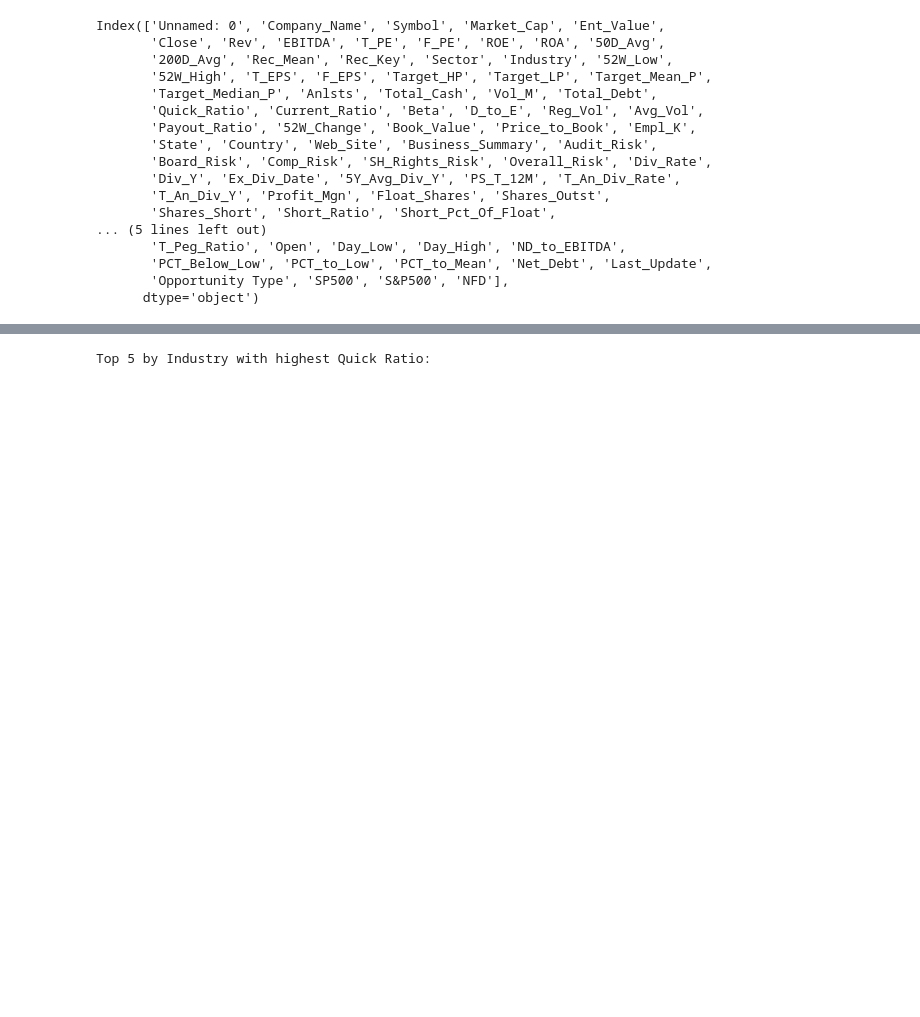
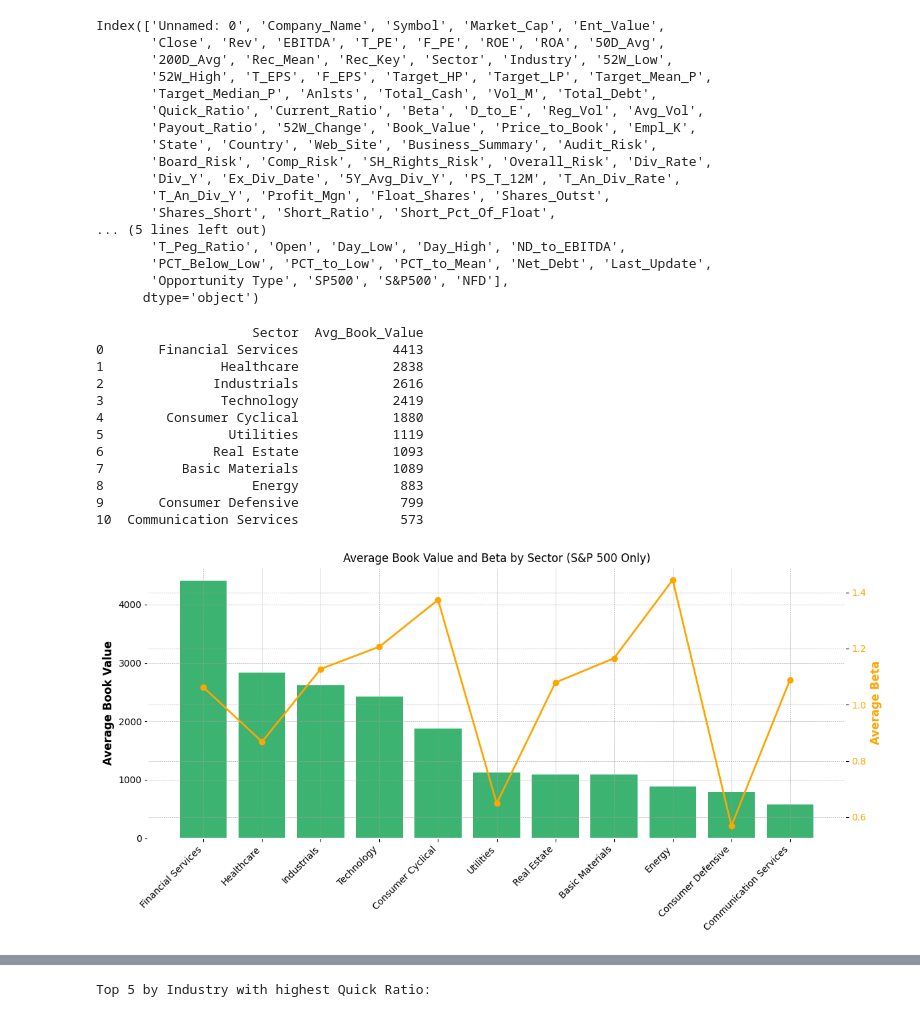
Before and after one commit to NinoNinov/AI-Projects, a Jupyter notebook: Data Science Project - Analysis of 2000 US Stocks/DataScience.ipynb, the cells around one changed output, grey strips where cells are left out. Cells and saved outputs as stored; diff of their text form; code cells hidden in the pictures; blank space fills up the shorter version.

```diff
--- a/Data Science Project - Analysis of 2000 US Stocks/DataScience.ipynb
+++ b/Data Science Project - Analysis of 2000 US Stocks/DataScience.ipynb
@@ -151,3 +151,42 @@ Index(['Unnamed: 0', 'Company_Name', 'Symbol', 'Market_Cap', 'Ent_Value',
        'PCT_Below_Low', 'PCT_to_Low', 'PCT_to_Mean', 'Net_Debt', 'Last_Update',
        'Opportunity Type', 'SP500', 'S&P500', 'NFD'],
       dtype='object')
+# %%
+# Calculate average Book Value by Sector for S&P 500 only
+sp500_data = data[data['S&P500'] == 'S&P 500']
+book_value_by_sector_sp500 = sp500_data.groupby('Sector')['Book_Value'].sum().sort_values(ascending=False)
+
+# Display as DataFrame
+book_value_by_sector_sp500_df = book_value_by_sector_sp500.reset_index().rename(columns={'Book_Value': 'Avg_Book_Value'})
+print(book_value_by_sector_sp500_df)
+
+# Optional: Plot Book Value by Sector for S&P 500 only
+plt.figure(figsize=(12,6))
+plt.bar(book_value_by_sector_sp500_df['Sector'], book_value_by_sector_sp500_df['Avg_Book_Value'], color='mediumseagreen')
+plt.xticks(rotation=45, ha='right')
+plt.ylabel('Average Book Value')
+plt.title('Average Book Value and Beta by Sector (S&P 500 Only)')
+
+# Add secondary y-axis for average Beta per sector
+ax = plt.gca()
+ax2 = ax.twinx()
+beta_by_sector_sp500 = sp500_data.groupby('Sector')['Beta'].mean().reindex(book_value_by_sector_sp500_df['Sector'])
+ax2.plot(book_value_by_sector_sp500_df['Sector'], beta_by_sector_sp500, color='orange', marker='o', label='Avg Beta')
+ax2.set_ylabel('Average Beta', color='orange')
+ax2.tick_params(axis='y', labelcolor='orange')
+plt.tight_layout()
+plt.show()
+# %% [output]
+                    Sector  Avg_Book_Value
+0       Financial Services            4413
+1               Healthcare            2838
+2              Industrials            2616
+3               Technology            2419
+4        Consumer Cyclical            1880
+5                Utilities            1119
+6              Real Estate            1093
+7          Basic Materials            1089
+8                   Energy             883
+9       Consumer Defensive             799
+10  Communication Services             573
+[figure, added]
```
Also changed, not shown: parts of 6 cells of this notebook.
